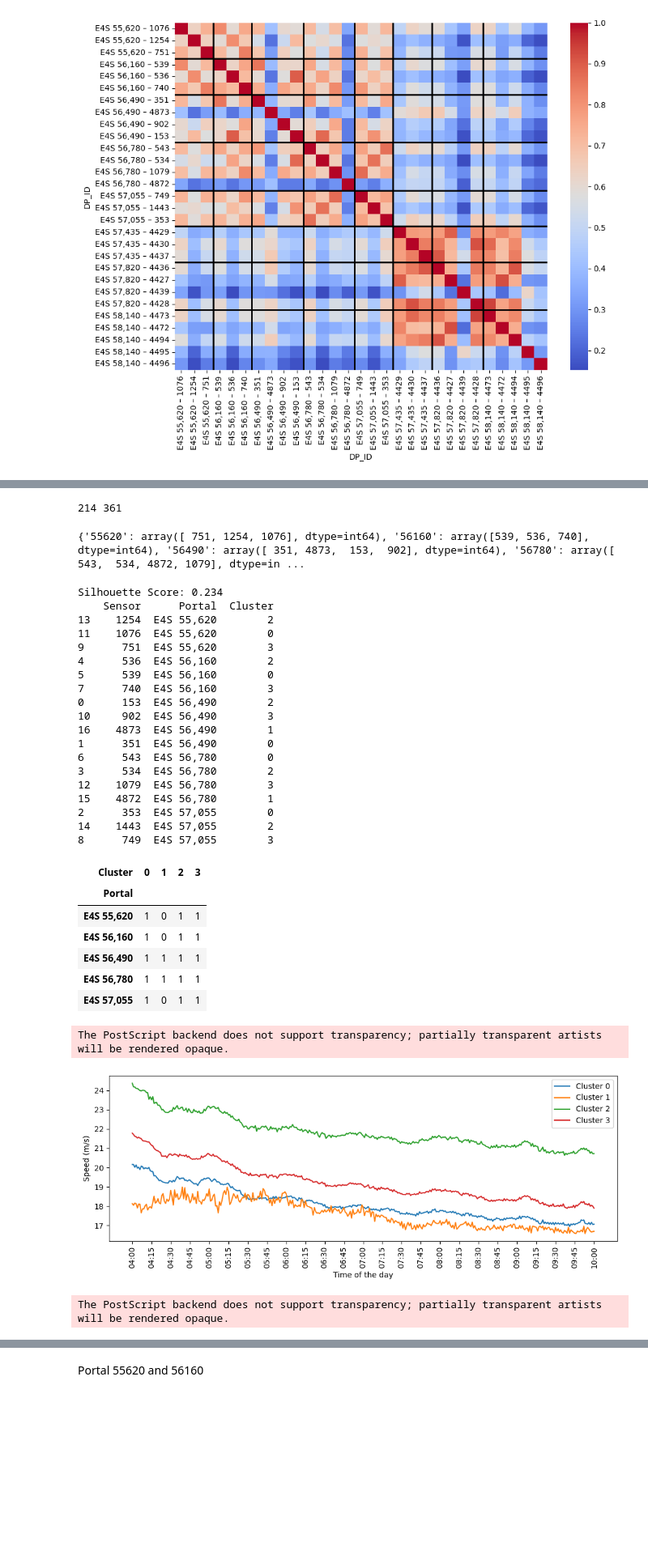
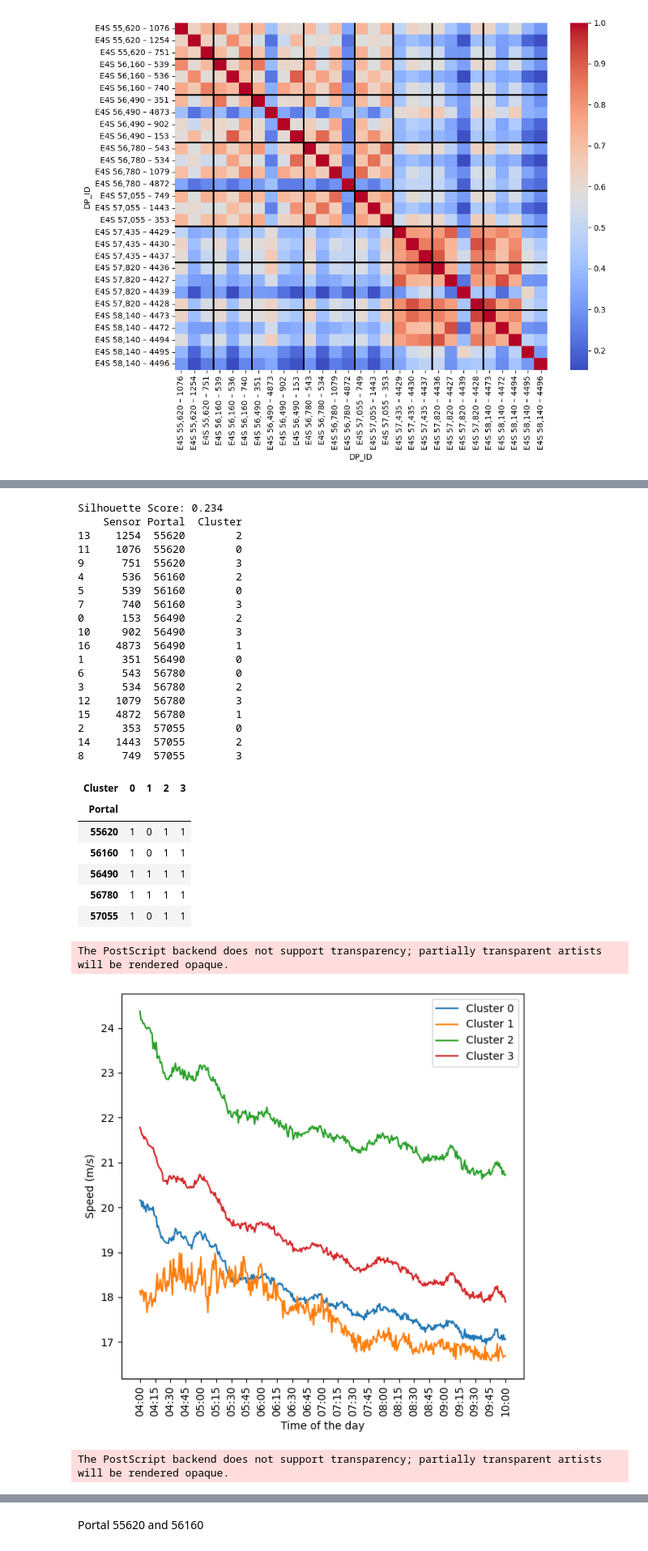
Before and after one commit to Jojo18-20/Project_AI_Transportation, a Jupyter notebook: data_exploration.ipynb, the cells around one changed output, grey strips where cells are left out. Shown at 81% size. Cells and saved outputs as stored; diff of their text form; code cells hidden in the pictures; blank space fills up the shorter version.

Commit message:
data_exploration made proper

```diff
--- a/data_exploration.ipynb
+++ b/data_exploration.ipynb
@@ -214,24 +289,3 @@ Clustering sensors
-# %%
-#not used I think
-# Extract unique dates from the sorted DataFrame
-days = np.unique(df[['Date_only']].values.ravel())
-# Calculate the total number of unique days
-ndays = len(days)
-#minutes=np.unique(df[['Time_only']].values.ravel())
-minutes=np.unique(df[['Interval_1']].values.ravel())
-nminutes=len(minutes)
-print(ndays, nminutes)
-# %% [output]
-214 361
-# %%
-portal_to_sensors = df.groupby("PORTAL_clean")["DP_ID"].unique().to_dict()
-print(portal_to_sensors)
-sensor_to_portal = {}
-for portal, sensor_list in portal_to_sensors.items():
-    for sensor in sensor_list:
-        sensor_to_portal[sensor] = portal
-# %% [output]
-{'55620': array([ 751, 1254, 1076], dtype=int64), '56160': array([539, 536, 740], dtype=int64), '56490': array([ 351, 4873,  153,  902], dtype=int64), '56780': array([ 543,  534, 4872, 1079], dtype=in ...
 # %%
 df_clustering=df.copy()
 
@@ -277,8 +329,6 @@ X = pd.DataFrame(X_list, index=sensor_ids)
 kmeans = KMeans(n_clusters=4, random_state=42)
 labels = kmeans.fit_predict(X)
 
-# Sensor-Portal Mapping
-sensor_to_portal = df.set_index("DP_ID")["PORTAL"].to_dict()
 
 clusters = pd.DataFrame({
     "Sensor": sensor_ids,
@@ -294,38 +344,37 @@ print(clusters)
 clusters.groupby("Portal")["Cluster"].value_counts().unstack(fill_value=0)
 # %% [output]
 Silhouette Score: 0.234
-    Sensor      Portal  Cluster
-13    1254  E4S 55,620        2
-11    1076  E4S 55,620        0
-9      751  E4S 55,620        3
-4      536  E4S 56,160        2
-5      539  E4S 56,160        0
-7      740  E4S 56,160        3
-0      153  E4S 56,490        2
-10     902  E4S 56,490        3
-16    4873  E4S 56,490        1
-1      351  E4S 56,490        0
-6      543  E4S 56,780        0
-3      534  E4S 56,780        2
-12    1079  E4S 56,780        3
-15    4872  E4S 56,780        1
-2      353  E4S 57,055        0
-14    1443  E4S 57,055        2
-8      749  E4S 57,055        3
+    Sensor Portal  Cluster
+13    1254  55620        2
+11    1076  55620        0
+9      751  55620        3
+4      536  56160        2
+5      539  56160        0
+7      740  56160        3
+0      153  56490        2
+10     902  56490        3
+16    4873  56490        1
+1      351  56490        0
+6      543  56780        0
+3      534  56780        2
+12    1079  56780        3
+15    4872  56780        1
+2      353  57055        0
+14    1443  57055        2
+8      749  57055        3
 | Cluster | 0 | 1 | 2 | 3 |
 | Portal |  |  |  |  |
-| E4S 55,620 | 1 | 0 | 1 | 1 |
-| E4S 56,160 | 1 | 0 | 1 | 1 |
-| E4S 56,490 | 1 | 1 | 1 | 1 |
-| E4S 56,780 | 1 | 1 | 1 | 1 |
-| E4S 57,055 | 1 | 0 | 1 | 1 |
+| 55620 | 1 | 0 | 1 | 1 |
+| 56160 | 1 | 0 | 1 | 1 |
+| 56490 | 1 | 1 | 1 | 1 |
+| 56780 | 1 | 1 | 1 | 1 |
+| 57055 | 1 | 0 | 1 | 1 |
 # %%
 sensor_to_cluster = dict(zip(sensor_ids, labels))
 df_clustering["Cluster"] = df_clustering["DP_ID"].map(sensor_to_cluster)
 speed_profile = df_clustering.groupby(["Time_only", "Cluster"])["SPEED_MS_AVG"].mean().unstack()
 speed_profile.index = speed_profile.index.map(lambda t: t.strftime('%H:%M'))
 
-#speed_profile['Time_str'] = speed_profile['Time_only'].apply(lambda t: t.strftime('%H:%M'))
 
 flow_profile  = df_clustering.groupby(["Time_only", "Cluster"])["FLOW"].mean().unstack()
 flow_profile.index  = flow_profile.index.map(lambda t: t.strftime('%H:%M'))
@@ -333,7 +382,7 @@ flow_profile.index  = flow_profile.index.map(lambda t: t.strftime('%H:%M'))
 import matplotlib.pyplot as plt
 
 # SPEED
-plt.figure(figsize=(10, 4))
+plt.figure(figsize=(6, 6))
 for cid in speed_profile.columns:
     plt.plot(speed_profile.index, speed_profile[cid], label=f"Cluster {cid}")
 plt.xticks(speed_profile.index[::15], rotation=90)  #plot time only every 15 mins
@@ -349,33 +398,33 @@ plt.savefig("Plots/Speed/clustering_5portals.png")
 #plt.savefig("Plots/Speed/clustering_3portals.png")
 
 plt.show()
 
 # FLOW
-plt.figure(figsize=(10, 4))
+plt.figure(figsize=(6, 6))
 for cid in flow_profile.columns:
     plt.plot(flow_profile.index, flow_profile[cid], label=f"Cluster {cid}")
 plt.xlabel("Time of the day")
 plt.xticks(flow_profile.index[::15], rotation=90)  #plot time only every 15 mins
 
 plt.ylabel("Flow ")
 plt.xticks(rotation=45)
 plt.legend()
 plt.tight_layout()
 plt.savefig("Plots/Flow/clustering_5portals.eps")
 plt.savefig("Plots/Flow/clustering_5portals.png")
 
 #plt.savefig("Plots/Flow/clustering_3portals.eps")
 #plt.savefig("Plots/Flow/clustering_3portals.png")
 
 
 plt.show()
 
 
 ## cluster 2 probably left lane:
 ## cluster 3 probably middle lane:
 # cluster 0  probably right lane and
 #cluster 1 probably to and from flow
 # %% [output]
 The PostScript backend does not support transparency; partially transparent artists will be rendered opaque.
-[figure, old version]
+[figure, new version]
 The PostScript backend does not support transparency; partially transparent artists will be rendered opaque.
```
Also changed, not shown: parts of 33 cells of this notebook.
